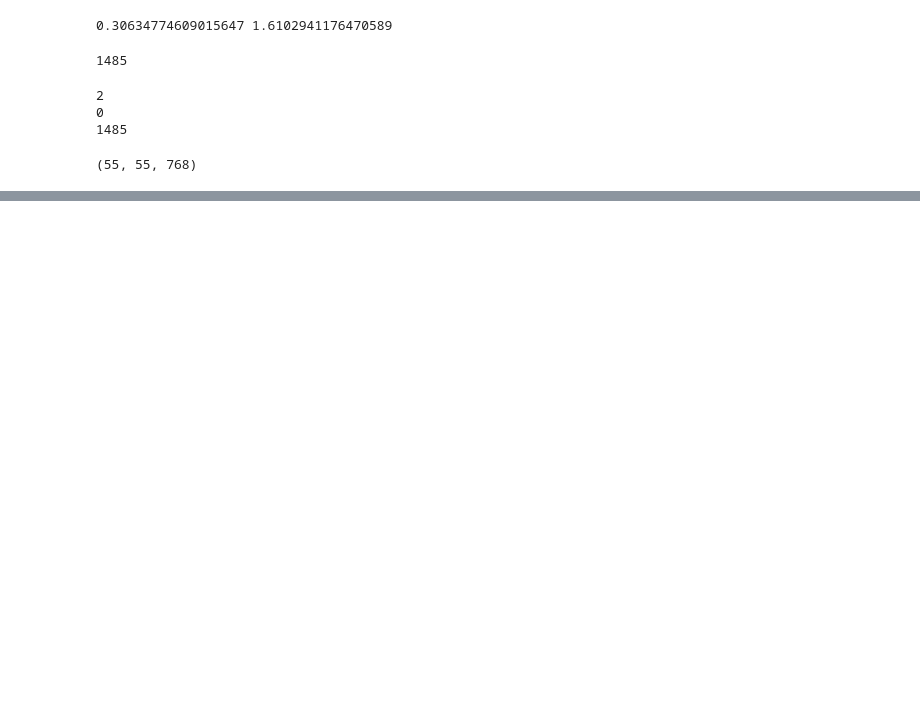
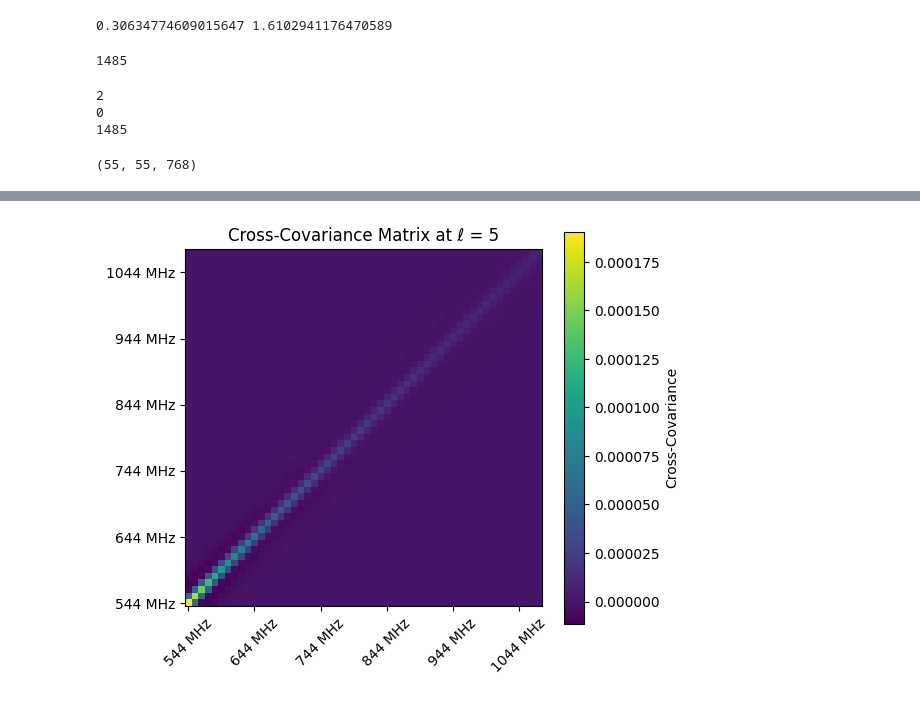
Before and after one commit to urwa99/MASS_Thesis, a Jupyter notebook: HI/correlate.ipynb, the cells around one changed output, grey strips where cells are left out. Drawn from its saved outputs; the diff is of its cells as text; code cells hidden in the pictures; blank space fills up the shorter version.

Commit message:
plotted correlation and covariance for off diagonal terms

```diff
--- a/HI/correlate.ipynb
+++ b/HI/correlate.ipynb
@@ -111,0 +111,31 @@ plt.plot(ells,cov[:,0,3])
+# %%
+import matplotlib.pyplot as plt
+import numpy as np
+
+# Example ℓ index to visualize
+ell_index = np.where(ells == 5)[0][0]  # Or choose manually
+
+# Extract 2D cross-covariance matrix at that ℓ
+cov_matrix = cov[ell_index, :, :]
+
+plt.figure(figsize=(6, 5))
+im = plt.imshow(cov_matrix, origin='lower', cmap='viridis')
+plt.colorbar(im, label='Cross-Covariance')
+
+# Prepare spaced tick positions (every 10 frequencies)
+step = 10
+xticks = np.arange(0, nfreqs - 1, step)
+yticks = xticks
+
+# Labels for spaced ticks
+xtick_labels = [f"{freqs[i]} MHz" for i in xticks]
+ytick_labels = xtick_labels.copy()
+
+plt.xticks(ticks=xticks, labels=xtick_labels, rotation=45)
+plt.yticks(ticks=yticks, labels=ytick_labels)
+
+plt.title(f"Cross-Covariance Matrix at ℓ = {ells[ell_index]}")
+plt.tight_layout()
+plt.show()
+# %% [output]
+[figure, added]
```
Also changed, not shown: parts of 6 cells of this notebook.
